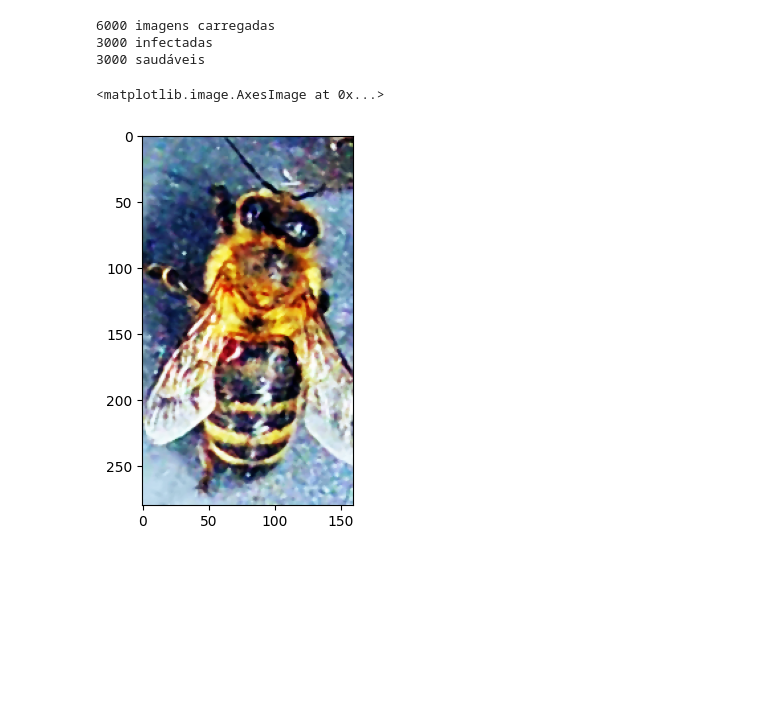
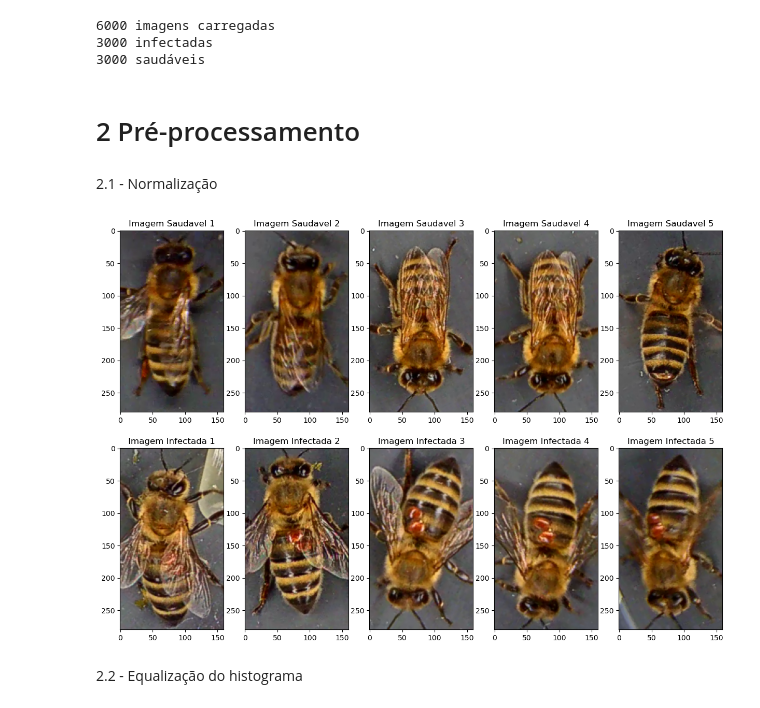
Before and after one commit to bianca-01/VarroaDetection, a Jupyter notebook: cross_validation/main.ipynb, the cells around one changed output. Drawn from its saved outputs; the diff is of its cells as text; code cells hidden in the pictures; blank space fills up the shorter version.

```diff
--- a/cross_validation/main.ipynb
+++ b/cross_validation/main.ipynb
@@ -78,7 +88,22 @@ imgs = Images(imgs_selected)
 6000 imagens carregadas
 3000 infectadas
 3000 saudáveis
+# %% [markdown]
+# 2 Pré-processamento
+# %% [markdown]
+2.1 - Normalização
 # %%
 imgs.normalize()
+# %%
+fig, ax = plt.subplots(2, 5, figsize=(15, 10))
+for j in range(5):
+    ax[0, j].imshow(imgs.imgs_normalized[j+1])
+    ax[0, j].set_title(f'Imagem Saudavel {j+1}')
+    ax[1, j].imshow(imgs.imgs_normalized[j+3500])
+    ax[1, j].set_title(f'Imagem Infectada {j+1}')
+# %% [output]
+[figure, added]
+# %% [markdown]
+2.2 - Equalização do histograma
 # %%
 imgs.equalize()
@@ -87,5 +109,0 @@ imgs.filter_median()
-# %%
-plt.imshow(imgs.imgs_processed[1])
-# %% [output]
-<matplotlib.image.AxesImage at 0x...>
-[figure, removed]
```
Also changed, not shown: parts of 28 cells of this notebook.
